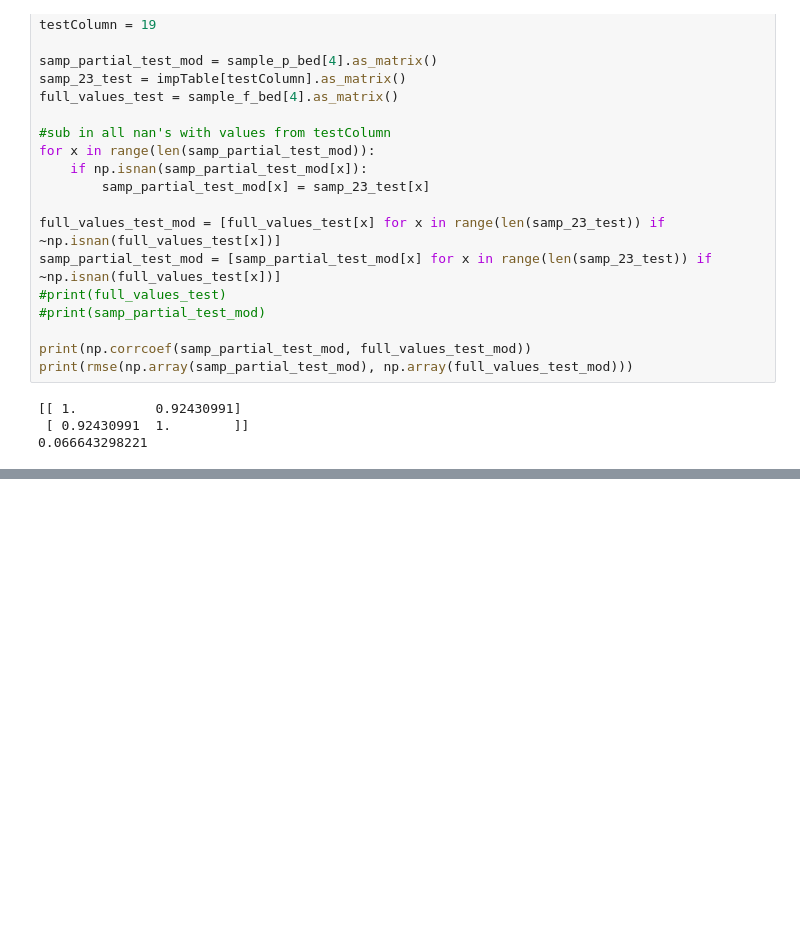
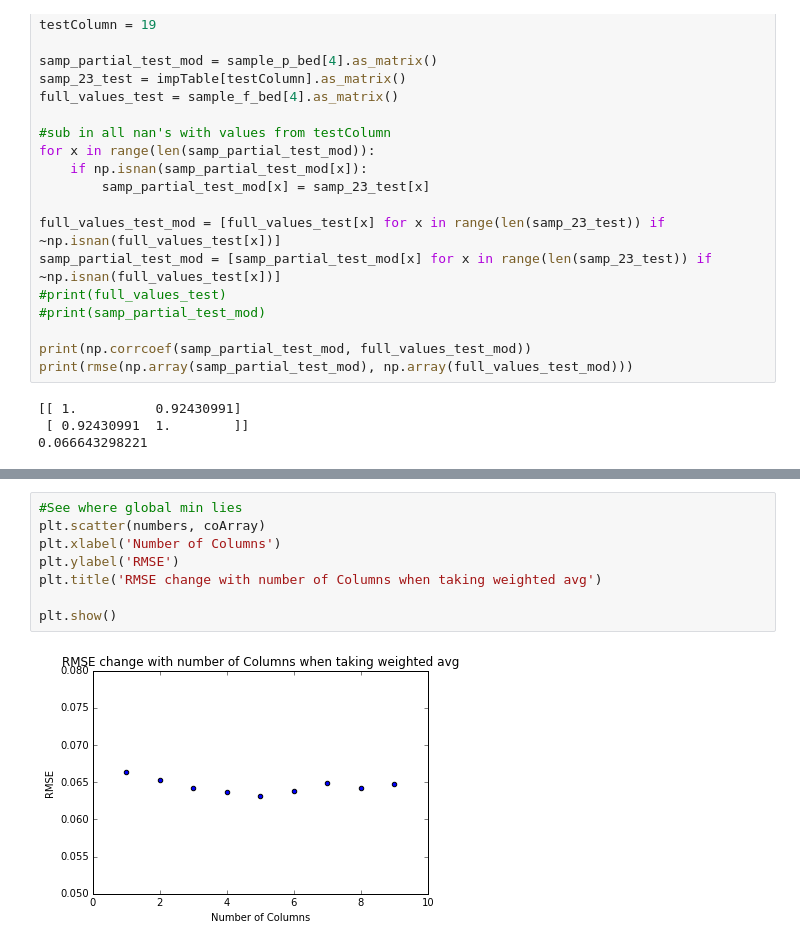
Before and after one commit to abhiInCalif/methlyation-imputation, a Jupyter notebook: Aman_a2.ipynb, the cells around one changed output, grey strips where cells are left out. Cells and saved outputs as stored; diff of their text form; blank space fills up the shorter version.

```diff
--- a/Aman_a2.ipynb
+++ b/Aman_a2.ipynb
@@ -457,0 +613,10 @@ plt.show()
+# %%
+#See where global min lies
+plt.scatter(numbers, coArray)
+plt.xlabel('Number of Columns')
+plt.ylabel('RMSE')
+plt.title('RMSE change with number of Columns when taking weighted avg')
+
+plt.show()
+# %% [output]
+[figure, added]
```
Also changed, not shown: parts of 14 cells of this notebook, 4 other files.
